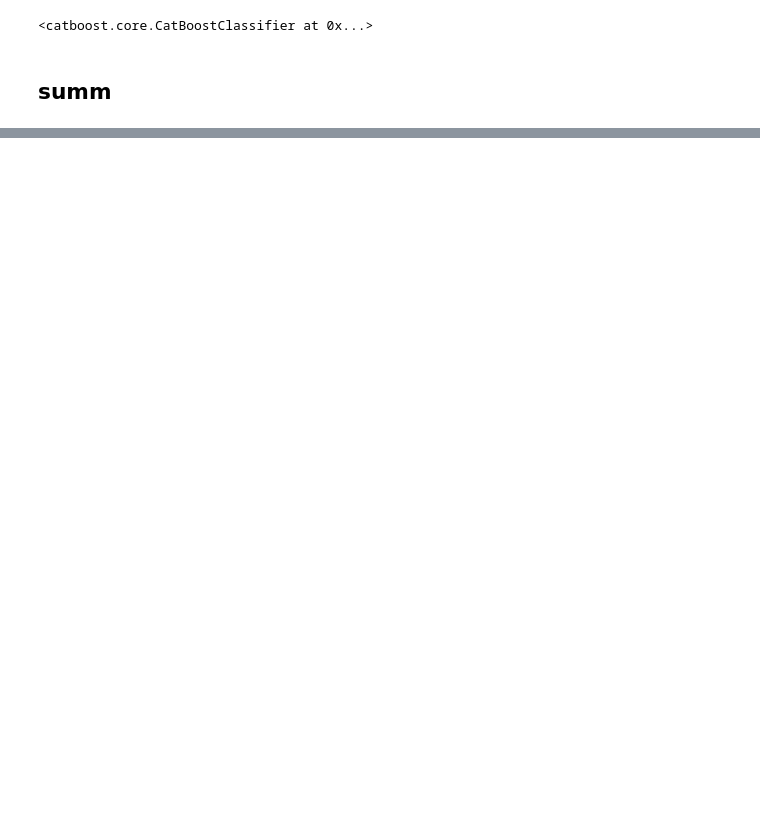
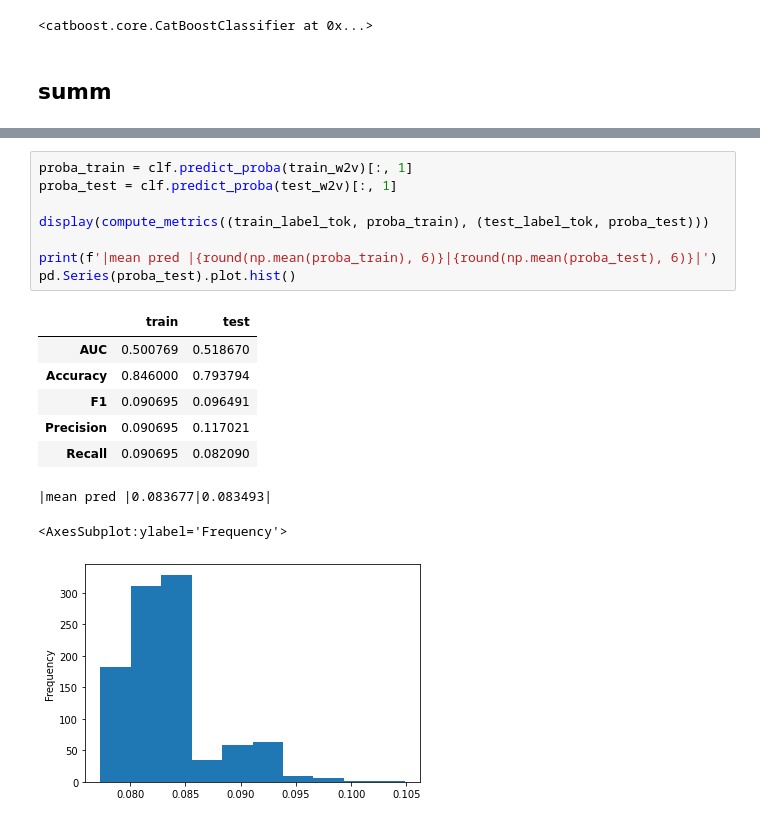
Before and after one commit to mbronis/gensim, a Jupyter notebook: gensim_poleval.ipynb, the cells around one changed output, grey strips where cells are left out. Cells and saved outputs as stored; diff of their text form; blank space fills up the shorter version.

```diff
--- a/gensim_poleval.ipynb
+++ b/gensim_poleval.ipynb
@@ -206,0 +369,18 @@ train_clean.nunique()
+# %%
+proba_train = clf.predict_proba(train_w2v)[:, 1]
+proba_test = clf.predict_proba(test_w2v)[:, 1]
+
+display(compute_metrics((train_label_tok, proba_train), (test_label_tok, proba_test)))
+
+print(f'|mean pred |{round(np.mean(proba_train), 6)}|{round(np.mean(proba_test), 6)}|')
+pd.Series(proba_test).plot.hist()
+# %% [output]
+|  | train | test |
+| AUC | 0.500769 | 0.518670 |
+| Accuracy | 0.846000 | 0.793794 |
+| F1 | 0.090695 | 0.096491 |
+| Precision | 0.090695 | 0.117021 |
+| Recall | 0.090695 | 0.082090 |
+|mean pred |0.083677|0.083493|
+<AxesSubplot:ylabel='Frequency'>
+[figure, added]
```
Also changed, not shown: parts of 34 cells of this notebook, 2 other files.
